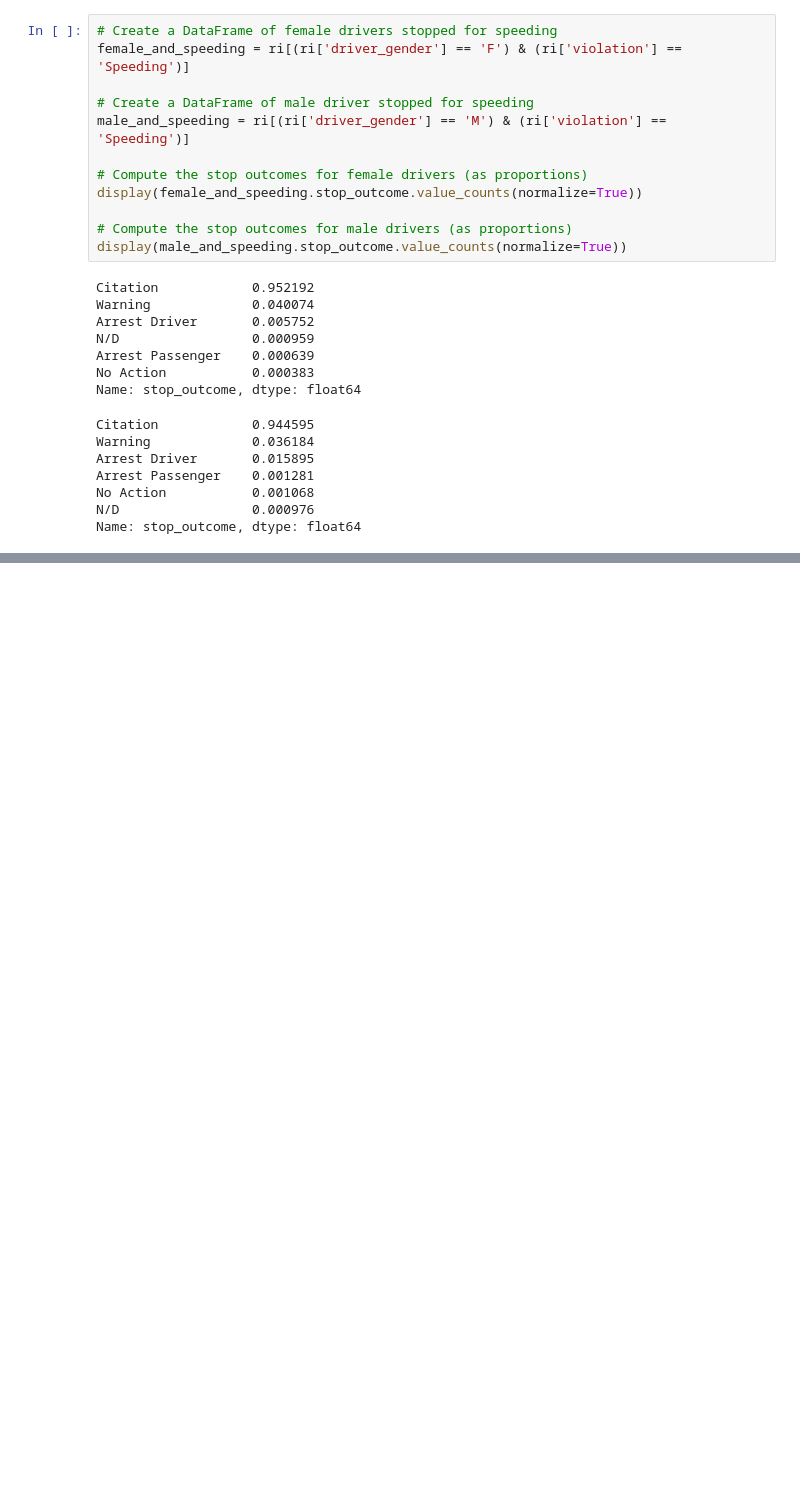
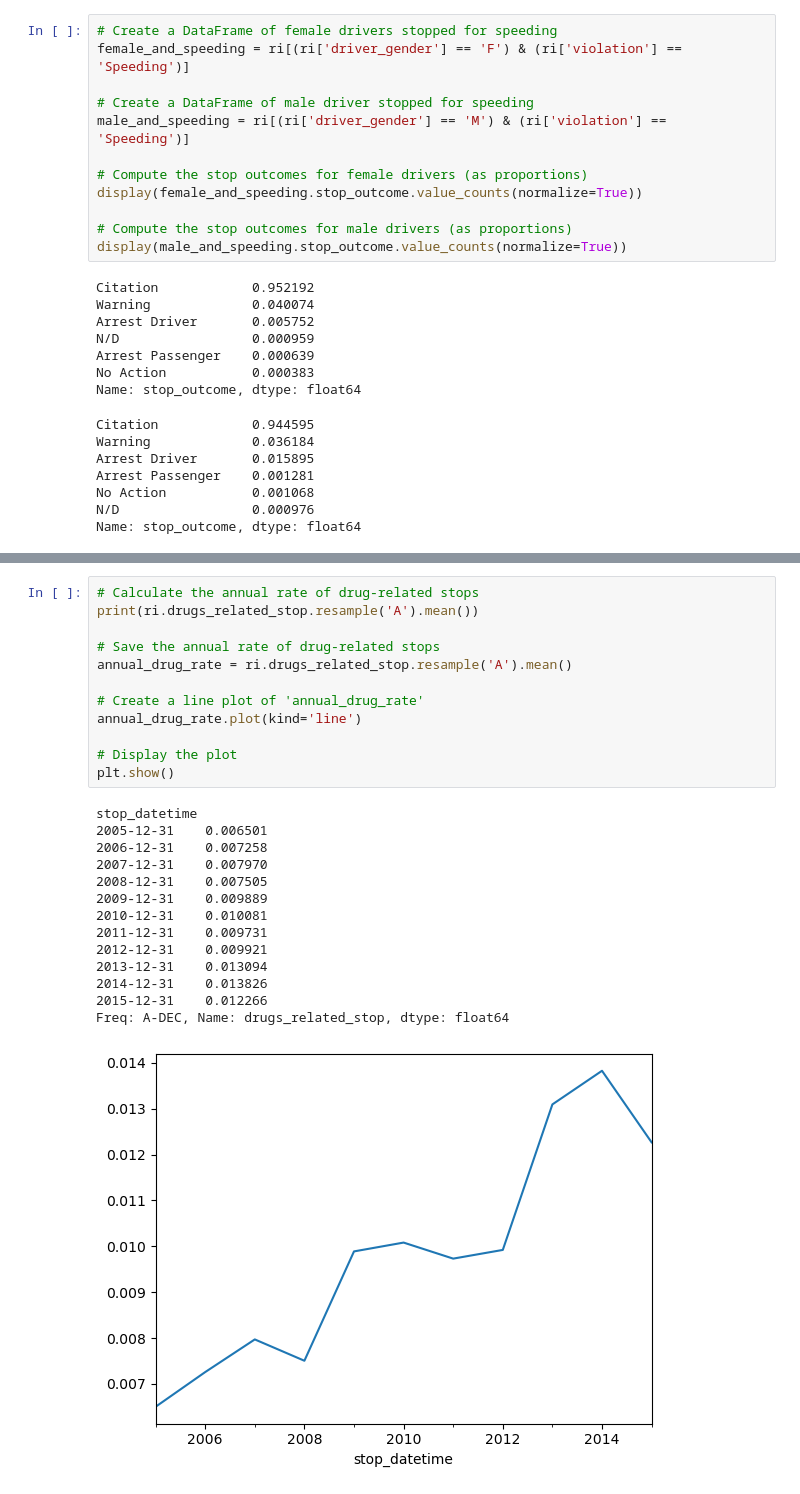
Before and after one commit to craigtrupp/Educational-Data-Python-Items, a Jupyter notebook: DataCamp/Pandas/Analyzing Police Activity with pandas.ipynb, the cells around one changed output, grey strips where cells are left out. Saved outputs shown, nothing was run; the diff lists cells and outputs as text; blank space fills up the shorter version.

```diff
--- a/DataCamp/Pandas/Analyzing Police Activity with pandas.ipynb
+++ b/DataCamp/Pandas/Analyzing Police Activity with pandas.ipynb
@@ -276,0 +525,27 @@ Name: stop_outcome, dtype: float64
+# %%
+# Calculate the annual rate of drug-related stops
+print(ri.drugs_related_stop.resample('A').mean())
+
+# Save the annual rate of drug-related stops
+annual_drug_rate = ri.drugs_related_stop.resample('A').mean()
+
+# Create a line plot of 'annual_drug_rate'
+annual_drug_rate.plot(kind='line')
+
+# Display the plot
+plt.show()
+# %% [output]
+stop_datetime
+2005-12-31    0.006501
+2006-12-31    0.007258
+2007-12-31    0.007970
+2008-12-31    0.007505
+2009-12-31    0.009889
+2010-12-31    0.010081
+2011-12-31    0.009731
+2012-12-31    0.009921
+2013-12-31    0.013094
+2014-12-31    0.013826
+2015-12-31    0.012266
+Freq: A-DEC, Name: drugs_related_stop, dtype: float64
+[figure, added]
```
Also changed, not shown: parts of 30 cells of this notebook, 5 other files.
